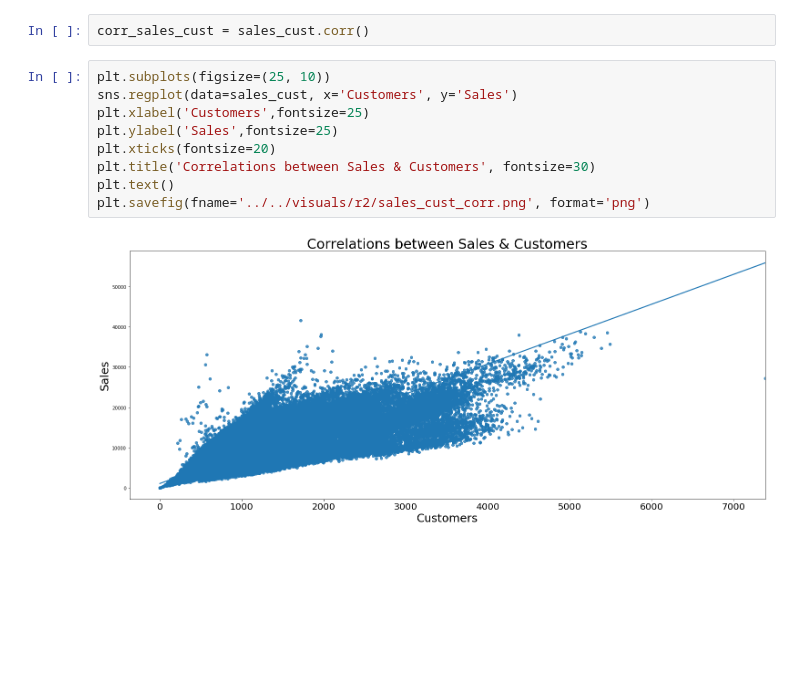
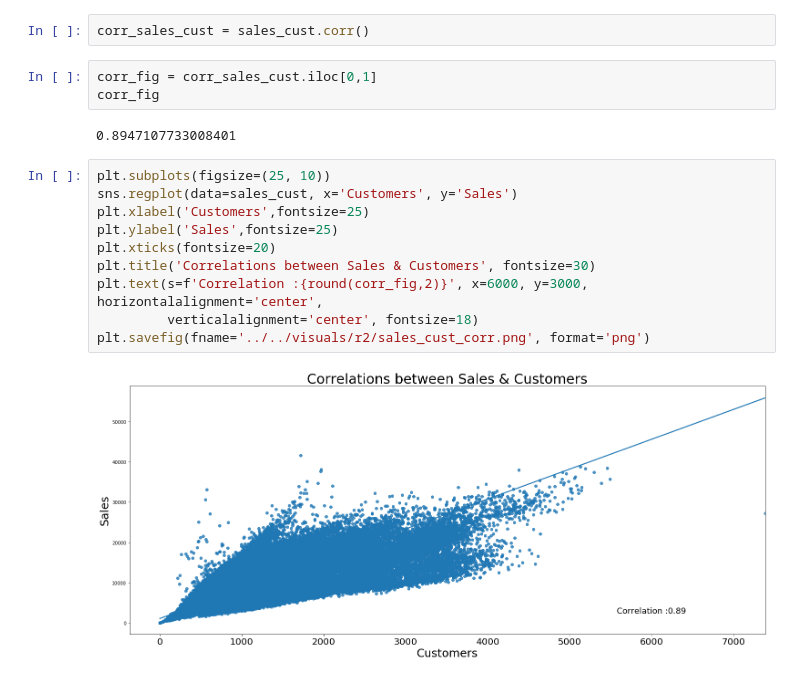
Before and after one commit to Patrick5455/Pharma-ML, a Jupyter notebook: analysis/interactive/Data Exploration.ipynb, the cells around one changed output. Cells and saved outputs as stored; diff of their text form; blank space fills up the shorter version.

```diff
--- a/analysis/interactive/Data Exploration.ipynb
+++ b/analysis/interactive/Data Exploration.ipynb
@@ -665,14 +665,20 @@ sales_cust
 1017209 rows × 2 columns
 # %%
 corr_sales_cust = sales_cust.corr()
+# %%
+corr_fig = corr_sales_cust.iloc[0,1]
+corr_fig
+# %% [output]
+0.8947107733008401
 # %%
 plt.subplots(figsize=(25, 10))
 sns.regplot(data=sales_cust, x='Customers', y='Sales')
 plt.xlabel('Customers',fontsize=25)
 plt.ylabel('Sales',fontsize=25)
 plt.xticks(fontsize=20)
 plt.title('Correlations between Sales & Customers', fontsize=30)
-plt.text()
+plt.text(s=f'Correlation :{round(corr_fig,2)}', x=6000, y=3000, horizontalalignment='center',
+         verticalalignment='center', fontsize=18)
 plt.savefig(fname='../../visuals/r2/sales_cust_corr.png', format='png')
 # %% [output]
-[figure, old version]
+[figure, new version]
```
Also changed, not shown: parts of 18 cells of this notebook, 4 other files.
